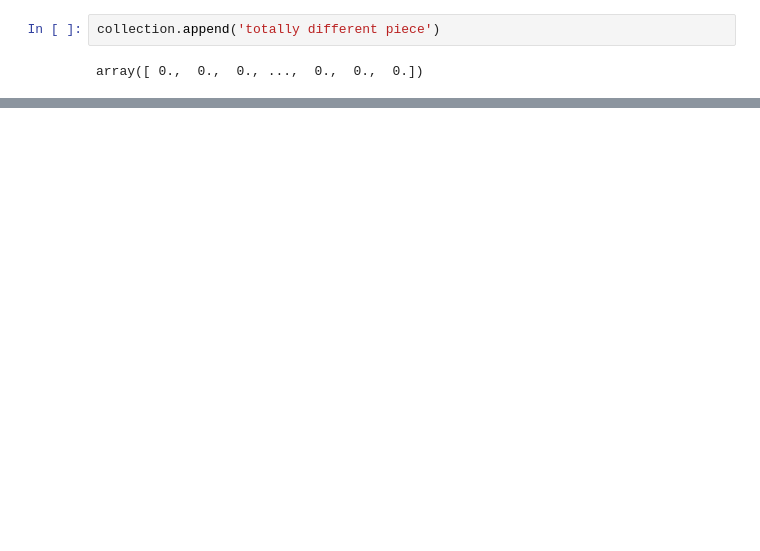
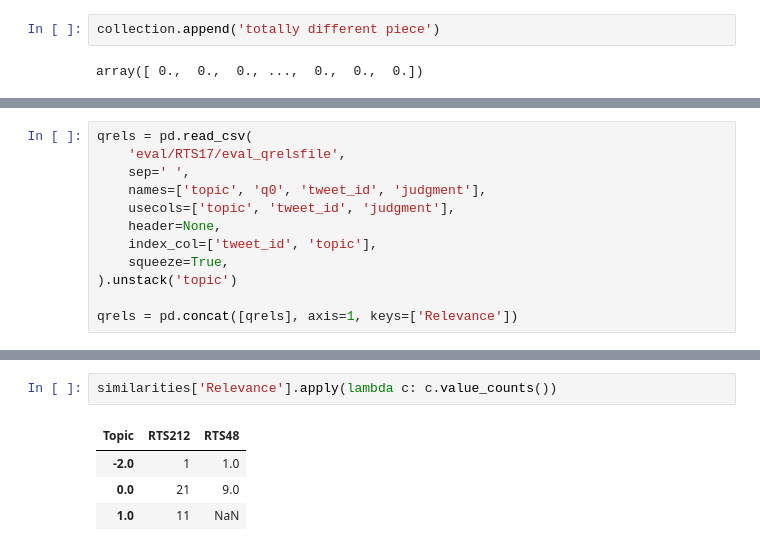
Before and after one commit to dimazest/flock, a Jupyter notebook: rocchio.ipynb, the cells around one changed output, grey strips where cells are left out. Drawn from its saved outputs; the diff is of its cells as text; blank space fills up the shorter version.

```diff
--- a/rocchio.ipynb
+++ b/rocchio.ipynb
@@ -150,0 +183,12 @@ array([[ 0.        ,  0.78610452,  0.88128212,  1.        ],
+# %%
+qrels = pd.read_csv(
+    'eval/RTS17/eval_qrelsfile',
+    sep=' ',
+    names=['topic', 'q0', 'tweet_id', 'judgment'],
+    usecols=['topic', 'tweet_id', 'judgment'],
+    header=None,
+    index_col=['tweet_id', 'topic'],
+    squeeze=True,
+).unstack('topic')
+
+qrels = pd.concat([qrels], axis=1, keys=['Relevance'])
@@ -150,0 +228,7 @@ array([[ 0.        ,  0.78610452,  0.88128212,  1.        ],
+# %%
+similarities['Relevance'].apply(lambda c: c.value_counts())
+# %% [output]
+| Topic | RTS212 | RTS48 |
+| -2.0 | 1 | 1.0 |
+| 0.0 | 21 | 9.0 |
+| 1.0 | 11 | NaN |
```
Also changed, not shown: parts of 23 cells of this notebook.
